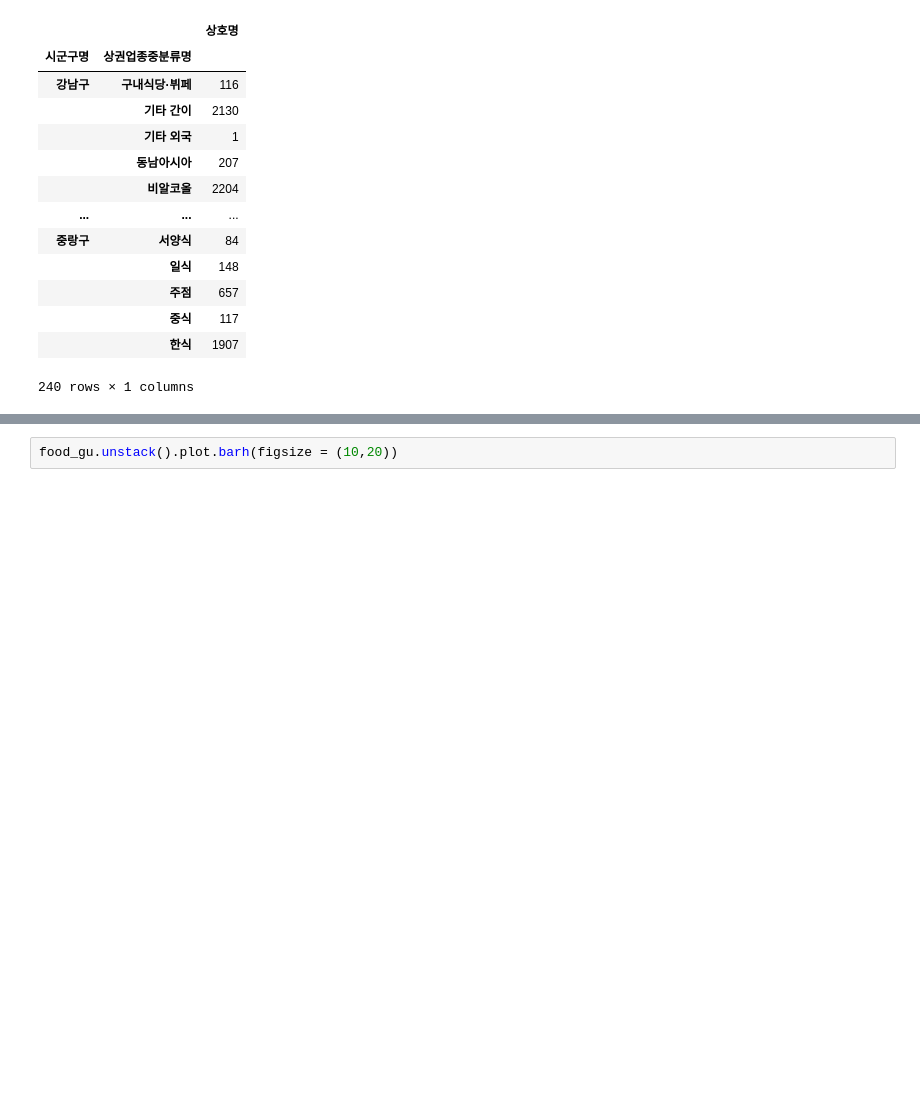
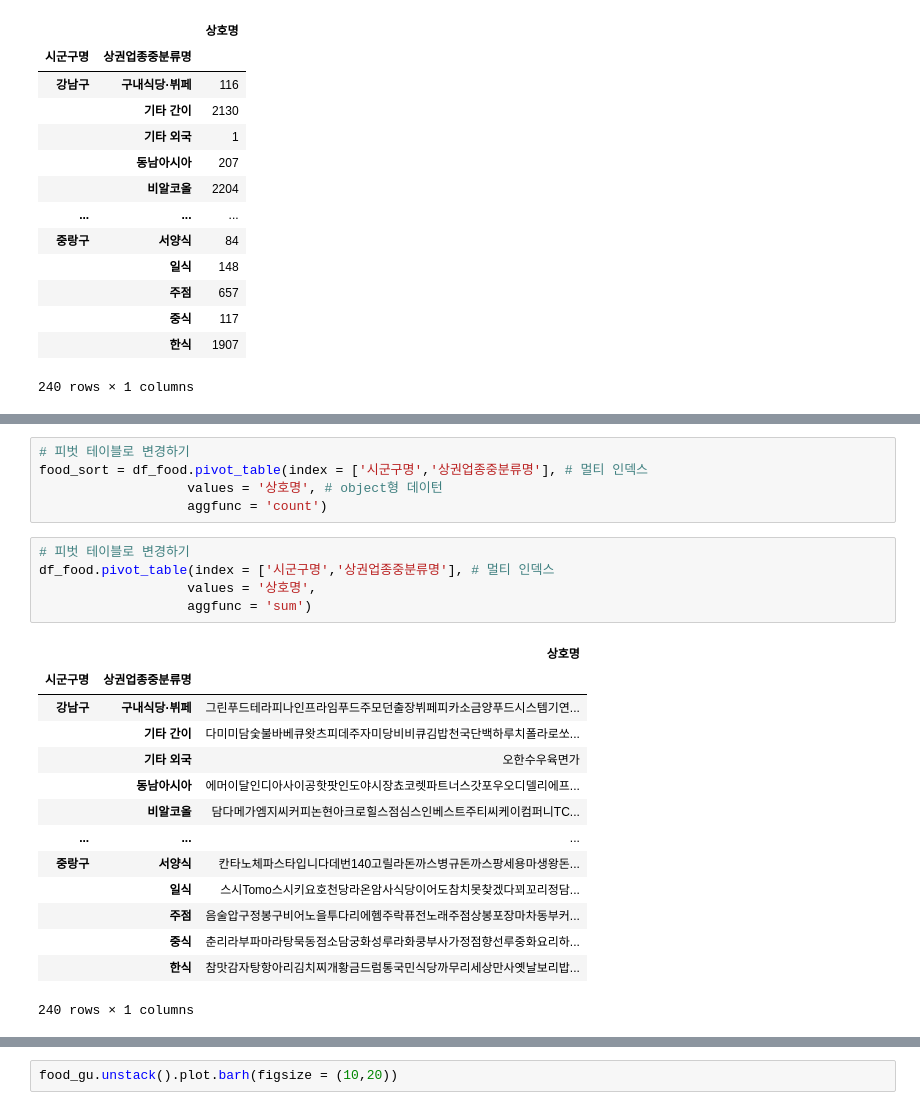
Before and after one commit to JongHyun070105/BigDataAnalyzing2025, a Jupyter notebook: 상가상권정보_30710.ipynb, the cells around one changed output, grey strips where cells are left out. Drawn from its saved outputs; the diff is of its cells as text; blank space fills up the shorter version.

```diff
--- a/상가상권정보_30710.ipynb
+++ b/상가상권정보_30710.ipynb
@@ -871,0 +926,25 @@ df
+# %%
+# 피벗 테이블로 변경하기
+food_sort = df_food.pivot_table(index = ['시군구명','상권업종중분류명'], # 멀티 인덱스
+                   values = '상호명', # object형 데이턴
+                   aggfunc = 'count')
+# %%
+# 피벗 테이블로 변경하기
+df_food.pivot_table(index = ['시군구명','상권업종중분류명'], # 멀티 인덱스
+                   values = '상호명',
+                   aggfunc = 'sum')
+# %% [output]
+|  |  | 상호명 |
+| 시군구명 | 상권업종중분류명 |  |
+| 강남구 | 구내식당·뷔페 | 그린푸드테라피나인프라임푸드주모던출장뷔페피카소금양푸드시스템기연... |
+|  | 기타 간이 | 다미미담숯불바베큐왓츠피데주자미당비비큐김밥천국단백하루치폴라로쏘... |
+|  | 기타 외국 | 오한수우육면가 |
+|  | 동남아시아 | 에머이달인디아사이공핫팟인도야시장쵸코렛파트너스갓포우오디델리에프... |
+|  | 비알코올 | 담다메가엠지씨커피논현아크로힐스점심스인베스트주티씨케이컴퍼니TC... |
+| ... | ... | ... |
+| 중랑구 | 서양식 | 칸타노체파스타입니다데번140고릴라돈까스병규돈까스팡세용마생왕돈... |
+|  | 일식 | 스시Tomo스시키요호천당라온암사식당이어도참치못찾겠다꾀꼬리정담... |
+|  | 주점 | 음술압구정봉구비어노을투다리에헴주락퓨전노래주점상봉포장마차동부커... |
+|  | 중식 | 춘리라부파마라탕묵동점소담궁화성루라화쿵부사가정점향선루중화요리하... |
+|  | 한식 | 참맛감자탕항아리김치찌개황금드럼통국민식당까무리세상만사옛날보리밥... |
+240 rows × 1 columns
```
Also changed, not shown: parts of 31 cells of this notebook.
